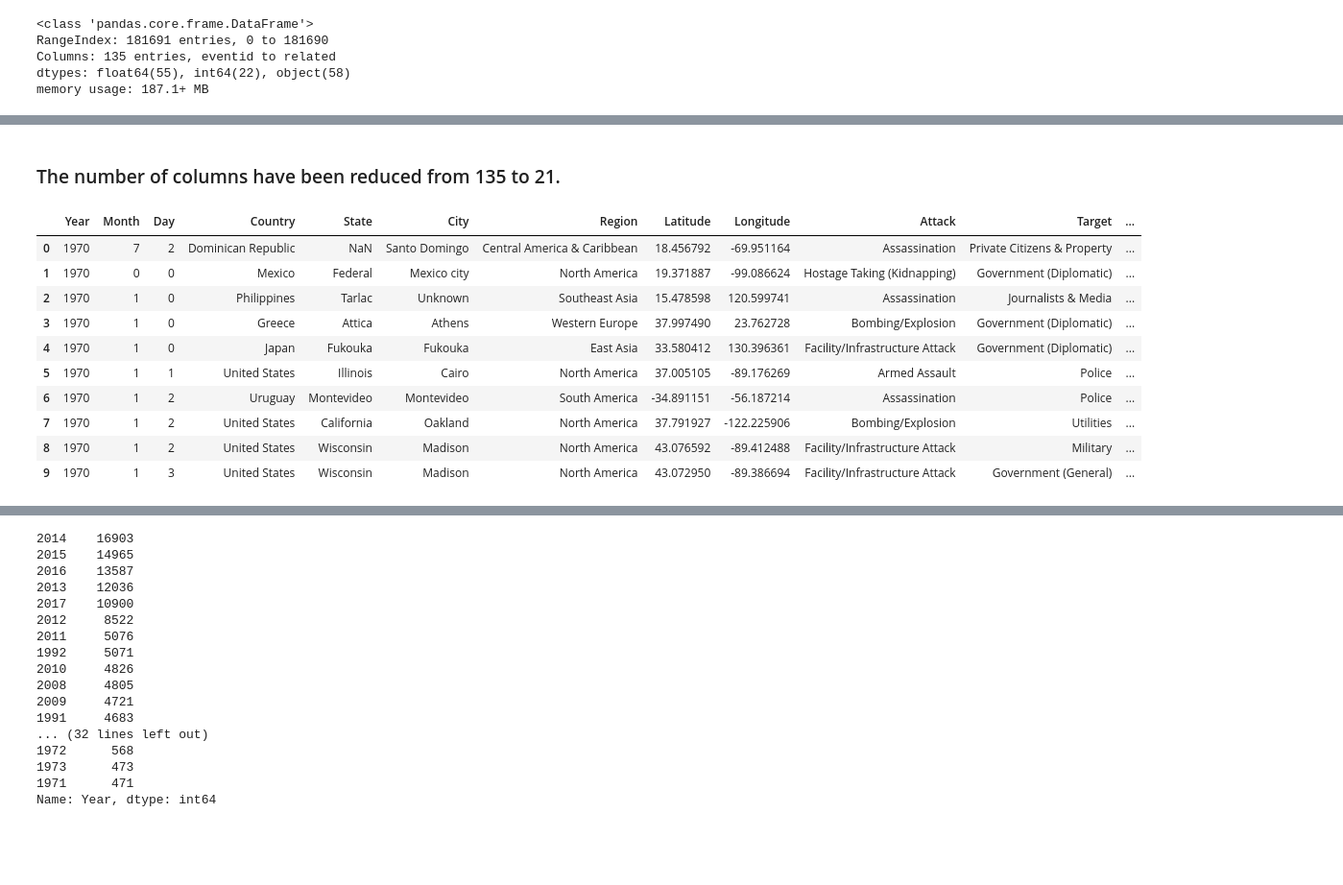
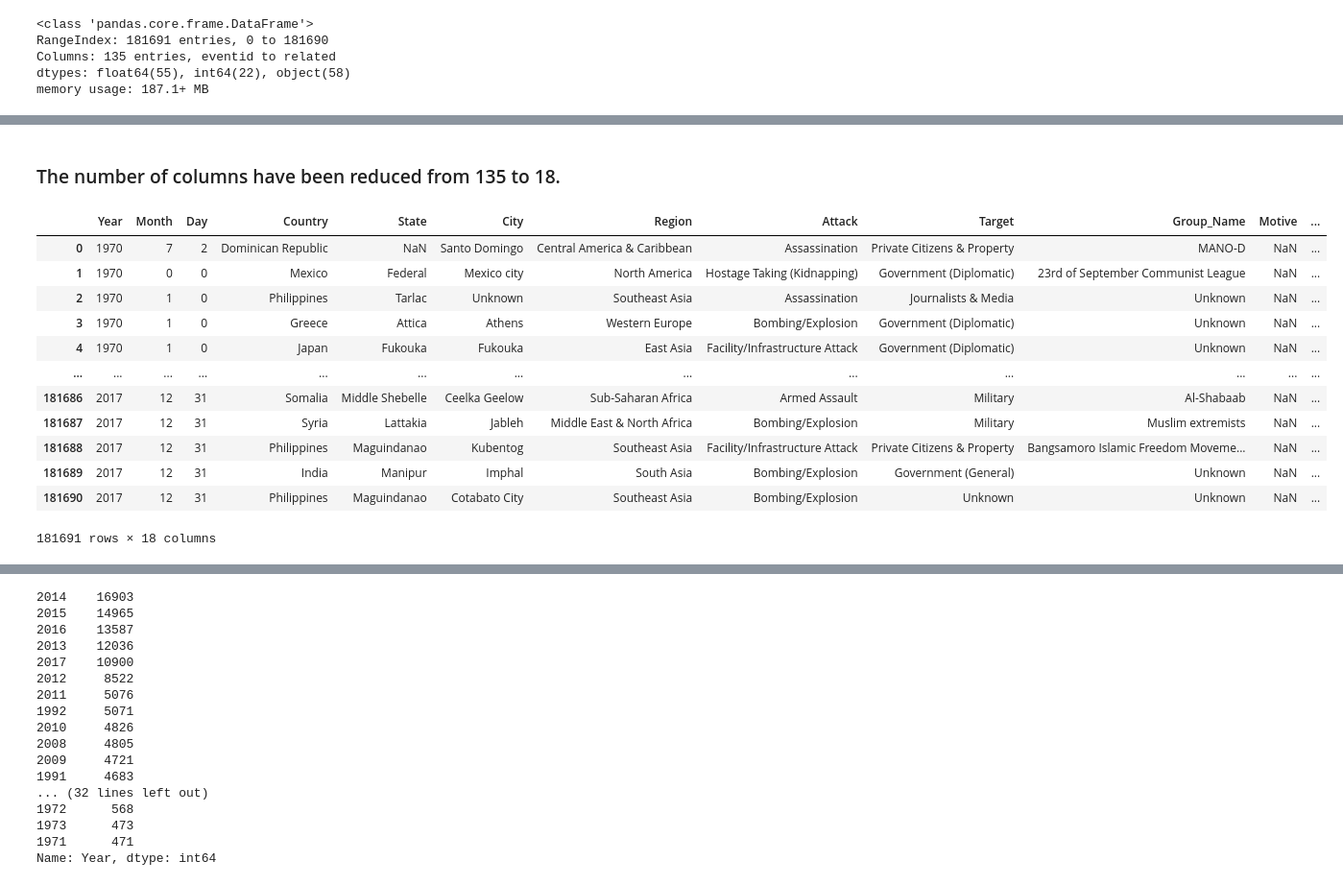
Before and after one commit to chvikas/global-terrorism-analysis, a Jupyter notebook: Global_Terrorism_Analysis_Capstone_Project.ipynb, the cells around one changed output, grey strips where cells are left out. Shown: that part at 96% size. Cells and saved outputs as stored; diff of their text form; code cells hidden in the pictures; blank space fills up the shorter version.

```diff
--- a/Global_Terrorism_Analysis_Capstone_Project.ipynb
+++ b/Global_Terrorism_Analysis_Capstone_Project.ipynb
@@ -90,20 +80,21 @@ gt_df.shape
 # %% [markdown]
-### The number of columns have been reduced from 135 to 21.
+### The number of columns have been reduced from 135 to 18.
-# %%
-#printing the first 10 rows from new dataframe
-gt_df.head(10)
-# %% [output]
-|  | Year | Month | Day | Country | State | City | Region | Latitude | Longitude | Attack | Target | ... |
-| 0 | 1970 | 7 | 2 | Dominican Republic | NaN | Santo Domingo | Central America & Caribbean | 18.456792 | -69.951164 | Assassination | Private Citizens & Property | ... |
-| 1 | 1970 | 0 | 0 | Mexico | Federal | Mexico city | North America | 19.371887 | -99.086624 | Hostage Taking (Kidnapping) | Government (Diplomatic) | ... |
-| 2 | 1970 | 1 | 0 | Philippines | Tarlac | Unknown | Southeast Asia | 15.478598 | 120.599741 | Assassination | Journalists & Media | ... |
-| 3 | 1970 | 1 | 0 | Greece | Attica | Athens | Western Europe | 37.997490 | 23.762728 | Bombing/Explosion | Government (Diplomatic) | ... |
-| 4 | 1970 | 1 | 0 | Japan | Fukouka | Fukouka | East Asia | 33.580412 | 130.396361 | Facility/Infrastructure Attack | Government (Diplomatic) | ... |
-| 5 | 1970 | 1 | 1 | United States | Illinois | Cairo | North America | 37.005105 | -89.176269 | Armed Assault | Police | ... |
-| 6 | 1970 | 1 | 2 | Uruguay | Montevideo | Montevideo | South America | -34.891151 | -56.187214 | Assassination | Police | ... |
-| 7 | 1970 | 1 | 2 | United States | California | Oakland | North America | 37.791927 | -122.225906 | Bombing/Explosion | Utilities | ... |
-| 8 | 1970 | 1 | 2 | United States | Wisconsin | Madison | North America | 43.076592 | -89.412488 | Facility/Infrastructure Attack | Military | ... |
-| 9 | 1970 | 1 | 3 | United States | Wisconsin | Madison | North America | 43.072950 | -89.386694 | Facility/Infrastructure Attack | Government (General) | ... |
+# %%
+gt_df
+# %% [output]
+|  | Year | Month | Day | Country | State | City | Region | Attack | Target | Group_Name | Motive | ... |
+| 0 | 1970 | 7 | 2 | Dominican Republic | NaN | Santo Domingo | Central America & Caribbean | Assassination | Private Citizens & Property | MANO-D | NaN | ... |
+| 1 | 1970 | 0 | 0 | Mexico | Federal | Mexico city | North America | Hostage Taking (Kidnapping) | Government (Diplomatic) | 23rd of September Communist League | NaN | ... |
+| 2 | 1970 | 1 | 0 | Philippines | Tarlac | Unknown | Southeast Asia | Assassination | Journalists & Media | Unknown | NaN | ... |
+| 3 | 1970 | 1 | 0 | Greece | Attica | Athens | Western Europe | Bombing/Explosion | Government (Diplomatic) | Unknown | NaN | ... |
+| 4 | 1970 | 1 | 0 | Japan | Fukouka | Fukouka | East Asia | Facility/Infrastructure Attack | Government (Diplomatic) | Unknown | NaN | ... |
+| ... | ... | ... | ... | ... | ... | ... | ... | ... | ... | ... | ... | ... |
+| 181686 | 2017 | 12 | 31 | Somalia | Middle Shebelle | Ceelka Geelow | Sub-Saharan Africa | Armed Assault | Military | Al-Shabaab | NaN | ... |
+| 181687 | 2017 | 12 | 31 | Syria | Lattakia | Jableh | Middle East & North Africa | Bombing/Explosion | Military | Muslim extremists | NaN | ... |
+| 181688 | 2017 | 12 | 31 | Philippines | Maguindanao | Kubentog | Southeast Asia | Facility/Infrastructure Attack | Private Citizens & Property | Bangsamoro Islamic Freedom Moveme... | NaN | ... |
+| 181689 | 2017 | 12 | 31 | India | Manipur | Imphal | South Asia | Bombing/Explosion | Government (General) | Unknown | NaN | ... |
+| 181690 | 2017 | 12 | 31 | Philippines | Maguindanao | Cotabato City | Southeast Asia | Bombing/Explosion | Unknown | Unknown | NaN | ... |
+181691 rows × 18 columns
 # %%
 gt_df.info()
 # %% [output]
```
Also changed, not shown: parts of 31 cells of this notebook.
